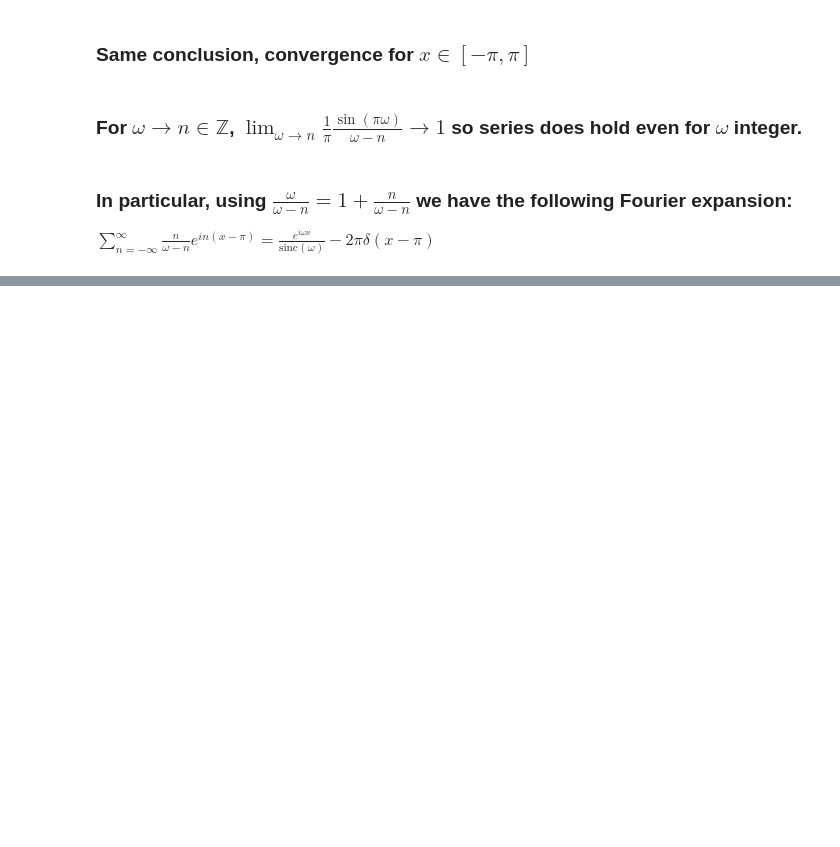
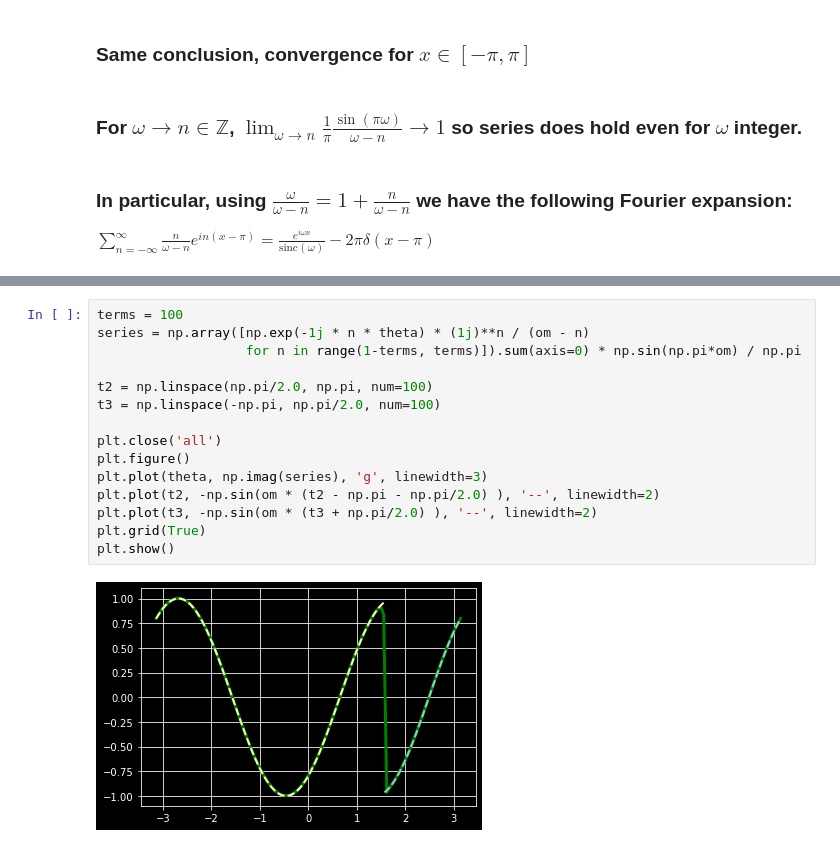
Before and after one commit to crewsdw/notebooks, a Jupyter notebook: wave_expansion_1d.ipynb, the cells around one changed output, grey strips where cells are left out. Drawn from its saved outputs; the diff is of its cells as text; blank space fills up the shorter version.

```diff
--- a/wave_expansion_1d.ipynb
+++ b/wave_expansion_1d.ipynb
@@ -69,0 +93,17 @@ $\sum_{n=-\infty}^\infty \frac{n}{\omega - n}e^{in(x-\pi)} = \frac{e^{i\omega x}
+# %%
+terms = 100
+series = np.array([np.exp(-1j * n * theta) * (1j)**n / (om - n)
+                   for n in range(1-terms, terms)]).sum(axis=0) * np.sin(np.pi*om) / np.pi
+
+t2 = np.linspace(np.pi/2.0, np.pi, num=100)
+t3 = np.linspace(-np.pi, np.pi/2.0, num=100)
+
+plt.close('all')
+plt.figure()
+plt.plot(theta, np.imag(series), 'g', linewidth=3)
+plt.plot(t2, -np.sin(om * (t2 - np.pi - np.pi/2.0) ), '--', linewidth=2)
+plt.plot(t3, -np.sin(om * (t3 + np.pi/2.0) ), '--', linewidth=2)
+plt.grid(True)
+plt.show()
+# %% [output]
+[figure, added]
```
Also changed, not shown: parts of 2 cells of this notebook, 2 other files.
